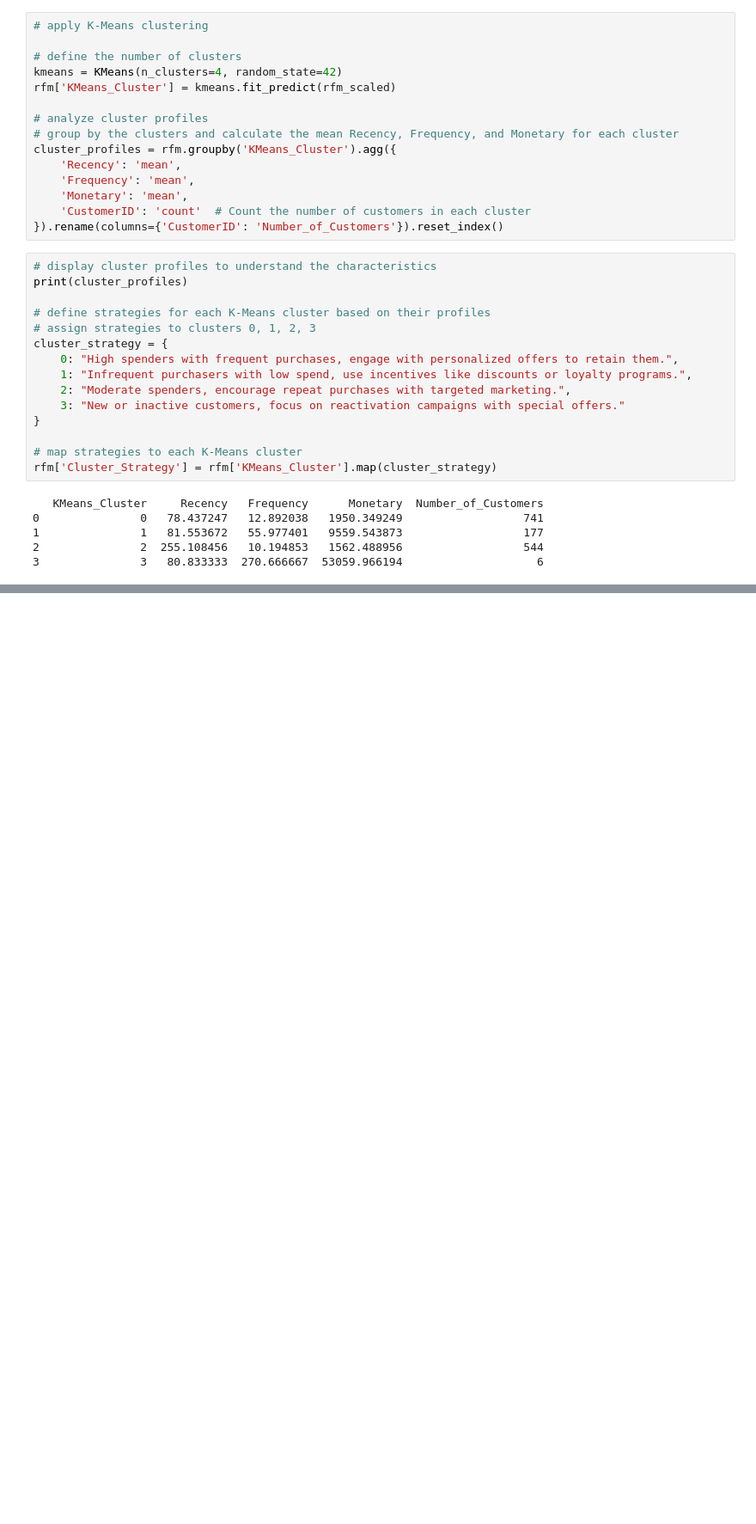
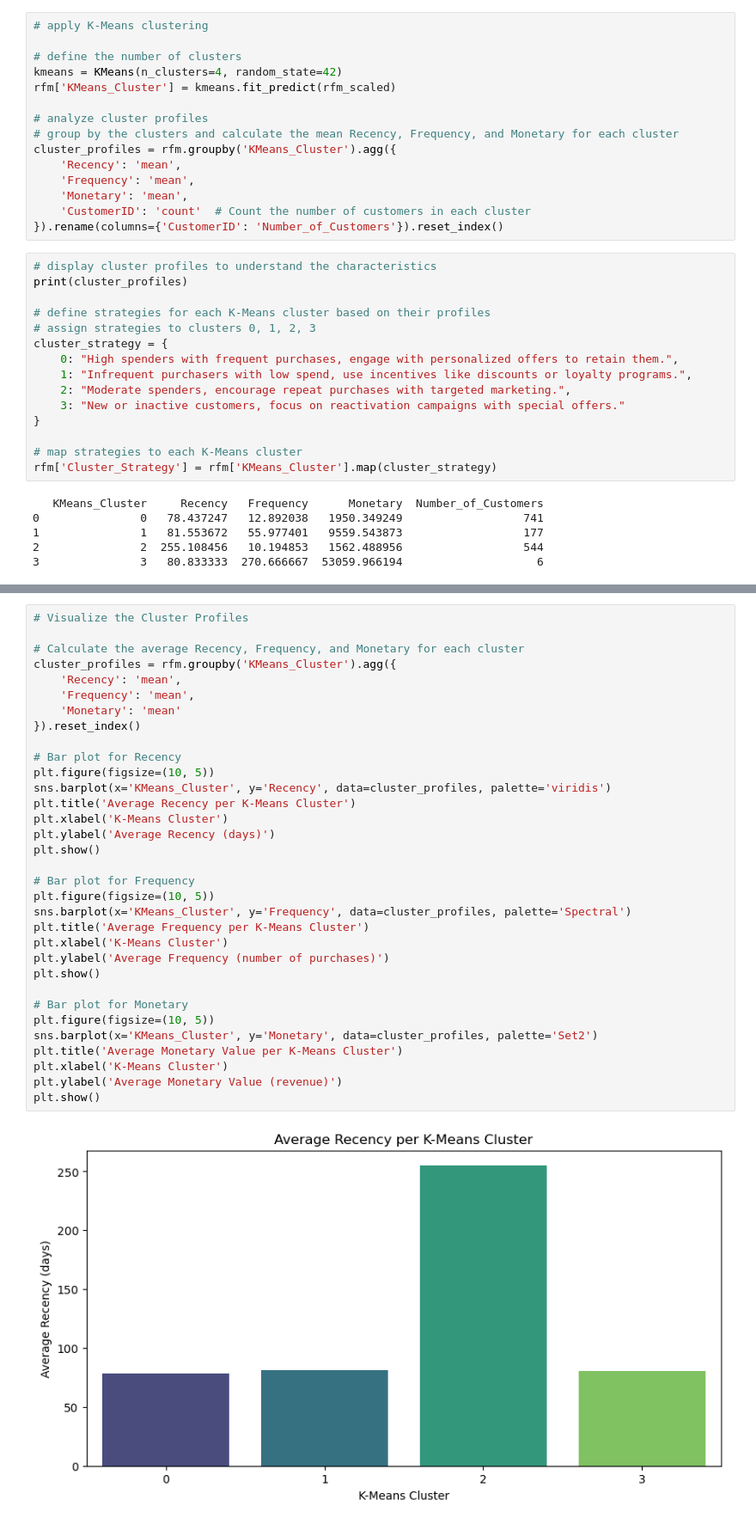
Before and after one commit to moraditya/finding-marketing-insights-Amazon, a Jupyter notebook: models/rfm-kmeans-clustering-clv-rf-classification.ipynb, the cells around one changed output, grey strips where cells are left out. Shown at 86% size. Cells and saved outputs as stored; diff of their text form; blank space fills up the shorter version.

```diff
--- a/models/rfm-kmeans-clustering-clv-rf-classification.ipynb
+++ b/models/rfm-kmeans-clustering-clv-rf-classification.ipynb
@@ -73,3 +73,38 @@ rfm.head()
 | 2 | 12348 | 73 | 8 | 1341.274742 | 3 | 2 | 2 | 7 | Gold | Engage more with targeted offers ... | ... |
 | 3 | 12350 | 17 | 11 | 1080.966849 | 4 | 2 | 2 | 8 | Gold | Engage more with targeted offers ... | ... |
 | 4 | 12356 | 107 | 13 | 1648.281319 | 3 | 3 | 3 | 9 | Gold | Engage more with targeted offers ... | ... |
+# %%
+# Visualize the Cluster Profiles
+
+# Calculate the average Recency, Frequency, and Monetary for each cluster
+cluster_profiles = rfm.groupby('KMeans_Cluster').agg({
+    'Recency': 'mean',
+    'Frequency': 'mean',
+    'Monetary': 'mean'
+}).reset_index()
+
+# Bar plot for Recency
+plt.figure(figsize=(10, 5))
+sns.barplot(x='KMeans_Cluster', y='Recency', data=cluster_profiles, palette='viridis')
+plt.title('Average Recency per K-Means Cluster')
+plt.xlabel('K-Means Cluster')
+plt.ylabel('Average Recency (days)')
+plt.show()
+
+# Bar plot for Frequency
+plt.figure(figsize=(10, 5))
+sns.barplot(x='KMeans_Cluster', y='Frequency', data=cluster_profiles, palette='Spectral')
+plt.title('Average Frequency per K-Means Cluster')
+plt.xlabel('K-Means Cluster')
+plt.ylabel('Average Frequency (number of purchases)')
+plt.show()
+
+# Bar plot for Monetary
+plt.figure(figsize=(10, 5))
+sns.barplot(x='KMeans_Cluster', y='Monetary', data=cluster_profiles, palette='Set2')
+plt.title('Average Monetary Value per K-Means Cluster')
+plt.xlabel('K-Means Cluster')
+plt.ylabel('Average Monetary Value (revenue)')
+plt.show()
+# %% [output]
+[figure, added]
```
Also changed, not shown: parts of 6 cells of this notebook.
